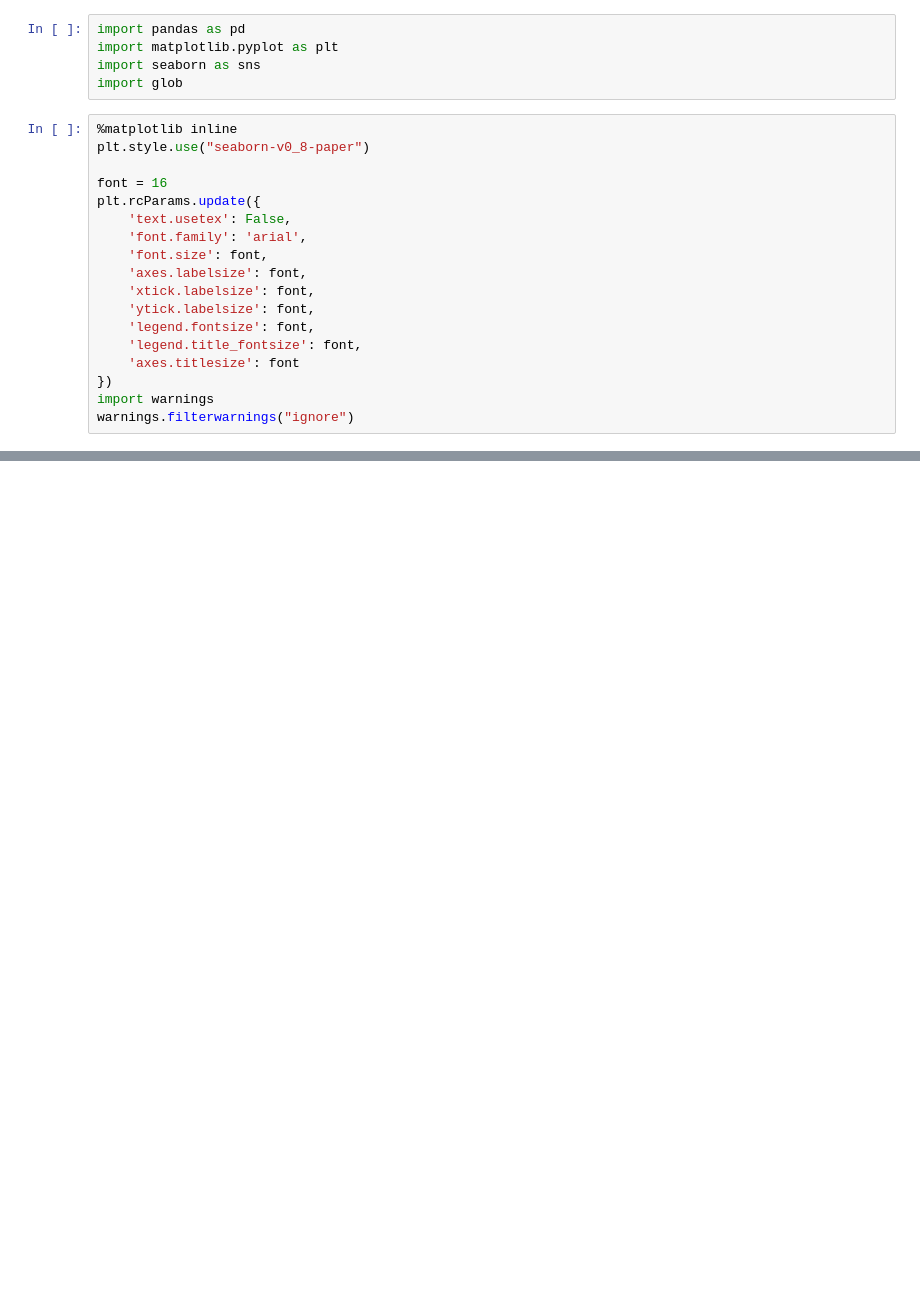
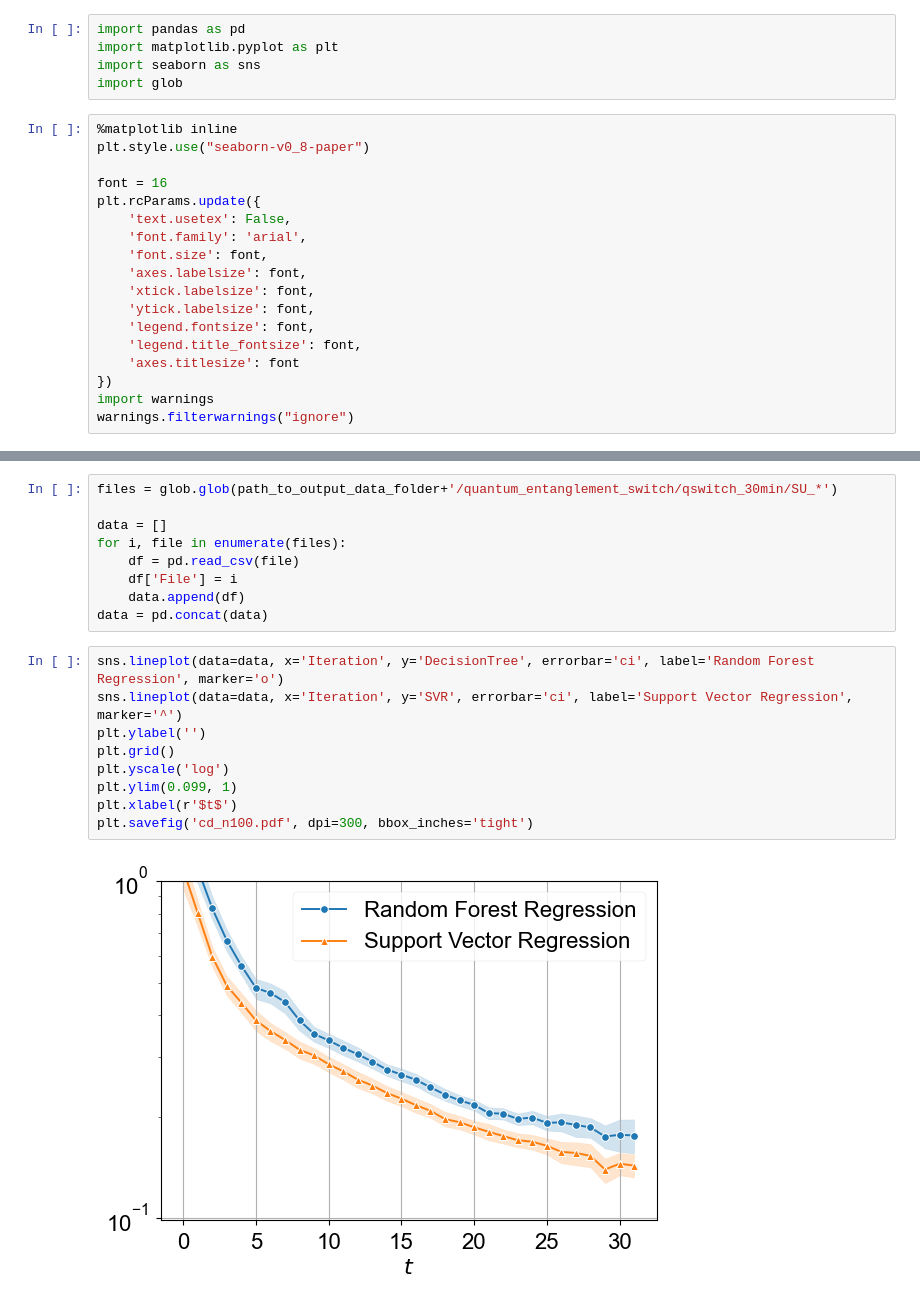
Before and after one commit to Luisenden/qnetsur, a Jupyter notebook: notebooks/surrogate_models.ipynb, the cells around one changed output, grey strips where cells are left out. Cells and saved outputs as stored; diff of their text form; blank space fills up the shorter version.

```diff
--- a/notebooks/surrogate_models.ipynb
+++ b/notebooks/surrogate_models.ipynb
@@ -66,0 +62,20 @@ AttributeError: module 'pandas' has no attribute 'lineplot'
+# %%
+files = glob.glob(path_to_output_data_folder+'/quantum_entanglement_switch/qswitch_30min/SU_*')
+
+data = []
+for i, file in enumerate(files):
+    df = pd.read_csv(file)
+    df['File'] = i
+    data.append(df)
+data = pd.concat(data)
+# %%
+sns.lineplot(data=data, x='Iteration', y='DecisionTree', errorbar='ci', label='Random Forest Regression', marker='o')
+sns.lineplot(data=data, x='Iteration', y='SVR', errorbar='ci', label='Support Vector Regression', marker='^')
+plt.ylabel('')
+plt.grid()
+plt.yscale('log')
+plt.ylim(0.099, 1)
+plt.xlabel(r'$t$')
+plt.savefig('cd_n100.pdf', dpi=300, bbox_inches='tight')
+# %% [output]
+[figure, added]
```
Also changed, not shown: parts of 10 cells of this notebook, 4 other files.
